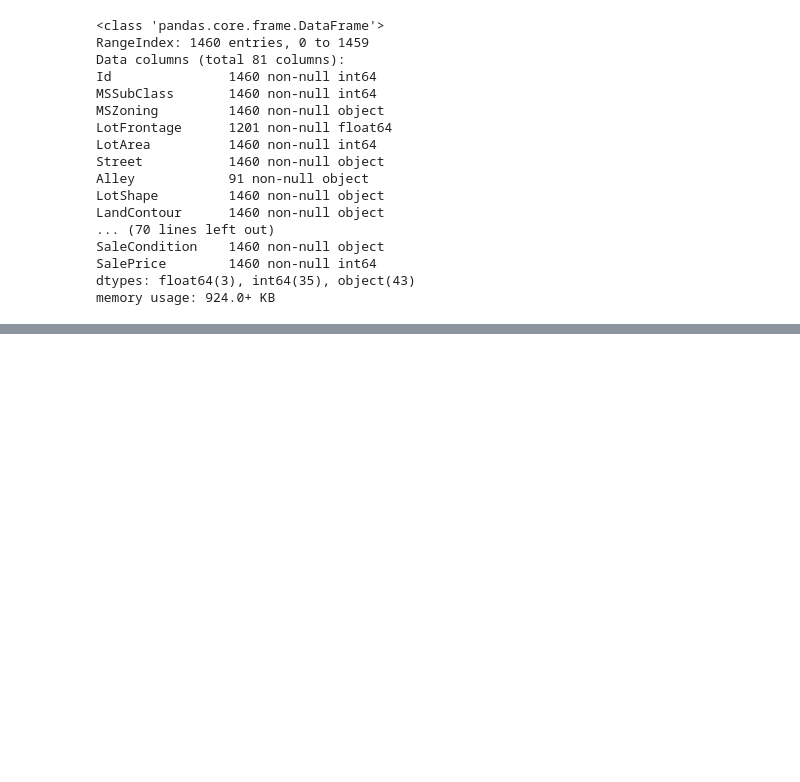
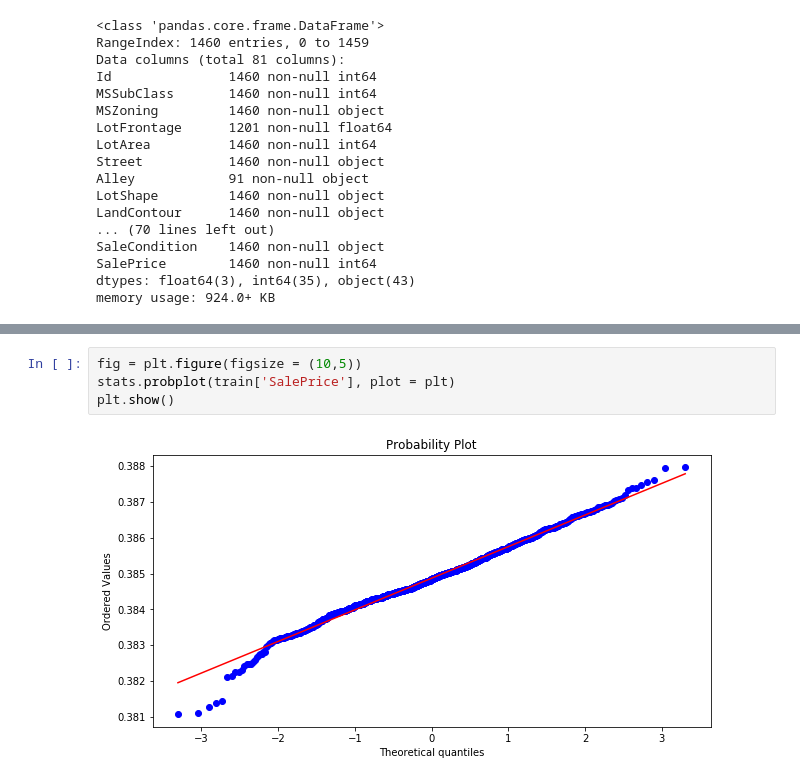
Before and after one commit to gjustin40/Kaggle, a Jupyter notebook: House-Prices/House-Prices.ipynb, the cells around one changed output, grey strips where cells are left out. Drawn from its saved outputs; the diff is of its cells as text; blank space fills up the shorter version.

```diff
--- a/House-Prices/House-Prices.ipynb
+++ b/House-Prices/House-Prices.ipynb
@@ -62,0 +98,6 @@ sns.displot()
+# %%
+fig = plt.figure(figsize = (10,5))
+stats.probplot(train['SalePrice'], plot = plt)
+plt.show()
+# %% [output]
+[figure, added]
```
Also changed, not shown: parts of 10 cells of this notebook.
